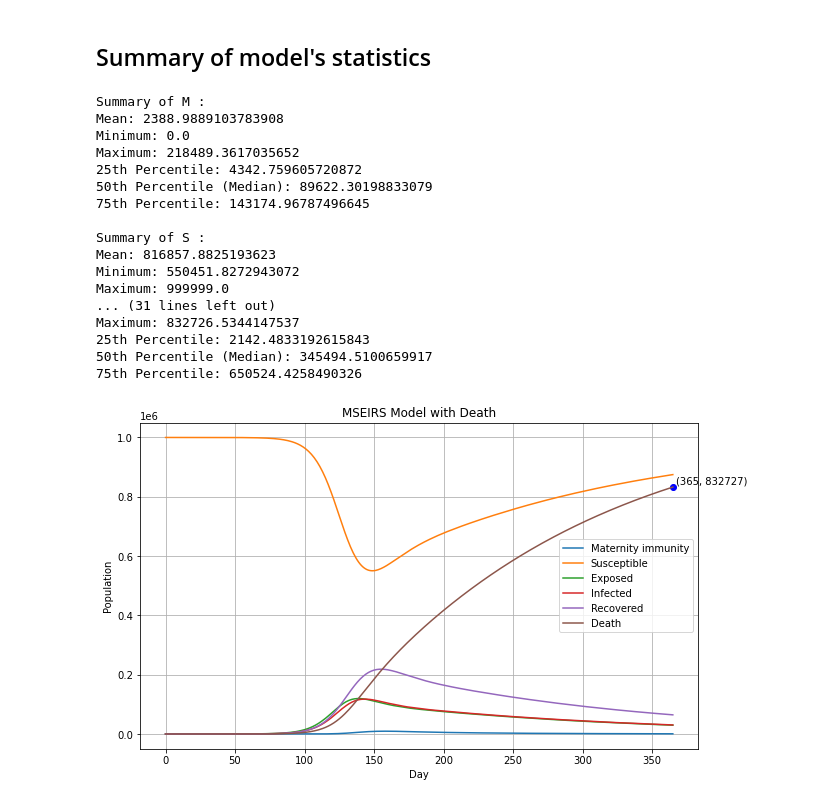
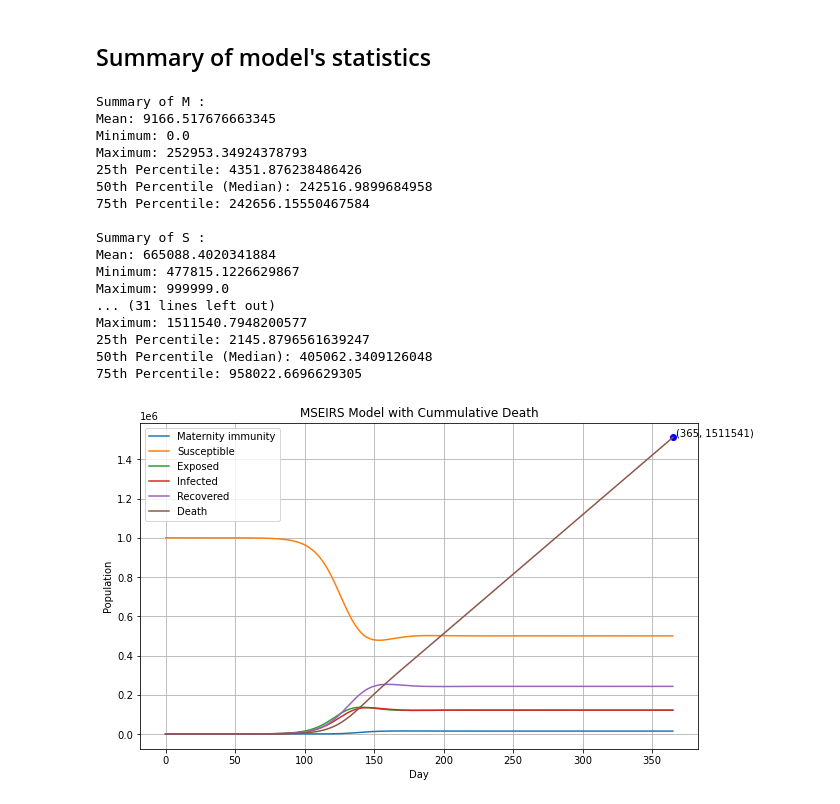
Before and after one commit to nwjun/infectious-disease-modelling, a Jupyter notebook: MSEIRS-Rates-Reduce-Mortality.ipynb, the cells around one changed output. Drawn from its saved outputs; the diff is of its cells as text; code cells hidden in the pictures.

Commit message:
Removed death in total population

```diff
--- a/MSEIRS-Rates-Reduce-Mortality.ipynb
+++ b/MSEIRS-Rates-Reduce-Mortality.ipynb
@@ -21,7 +21,7 @@ In our MSEIRS system, we make the below assumptions:
 def MSEIRS_model(time, current_state, beta, sigma, gamma, delta, lam):
     M, S, E, I, R, D = current_state
 
-    N = M + S + E + I + R + D
+    N = M + S + E + I + R
     # -weakend rate * infant with immunity + new born rate * new born with immunity prob
     dM = -delta * M + lam * I * R / N
     # - contact rate * contact probabilities
@@ -33,7 +33,7 @@ def MSEIRS_model(time, current_state, beta, sigma, gamma, delta, lam):
     dI = sigma * E - gamma * I - lam * I
     # recovery rate + immunity weakened rate
     dR = gamma * I - delta * R
-    # death
+    # number of death
     dD = lam * I
 
     return [dM, dS, dE, dI, dR, dD]
@@ -176,22 +169,22 @@ for i in range(len(list_summary)):
     print()
 # %% [output]
 Summary of M :
-Mean: 2388.9889103783908
+Mean: 9166.517676663345
 Minimum: 0.0
-Maximum: 218489.3617035652
-25th Percentile: 4342.759605720872
-50th Percentile (Median): 89622.30198833079
-75th Percentile: 143174.96787496645
+Maximum: 252953.34924378793
+25th Percentile: 4351.876238486426
+50th Percentile (Median): 242516.9899684958
+75th Percentile: 242656.15550467584
 
 Summary of S :
-Mean: 816857.8825193623
-Minimum: 550451.8272943072
+Mean: 665088.4020341884
+Minimum: 477815.1226629867
 Maximum: 999999.0
 ... (31 lines left out)
-Maximum: 832726.5344147537
-25th Percentile: 2142.4833192615843
-50th Percentile (Median): 345494.5100659917
-75th Percentile: 650524.4258490326
+Maximum: 1511540.7948200577
+25th Percentile: 2145.8796561639247
+50th Percentile (Median): 405062.3409126048
+75th Percentile: 958022.6696629305
 # %%
 # Create a dataframe from the solution arrays
 df_model = pd.DataFrame({
@@ -216,32 +209,32 @@ peak_time_death = df_death.idxmax()
 # Plotting the MSEIRS + Death model
 plt.figure(figsize=(10, 6))
 plt.plot(times, M, label='Maternity immunity')
 plt.plot(times, S, label='Susceptible')
 plt.plot(times, E, label='Exposed')
 plt.plot(times, I, label='Infected')
 plt.plot(times, R, label='Recovered')
 plt.plot(times, D, label='Death')
 plt.xlabel('Day')
 plt.ylabel('Population')
-plt.title('MSEIRS Model with Death')
+plt.title('MSEIRS Model with Cummulative Death')
 plt.legend()
 
 # Adding horizontal and vertical lines to the maximum death point
 point_x_d = peak_time_death
 point_y_d = peak_death
 
 # # Horizontal line
 # plt.axhline(y=point_y_d, color='y', linestyle='--')
 # # Vertical line
 # plt.axvline(x=point_x_d, color='y', linestyle='--')
 
 # Marking the point
 plt.scatter(point_x_d, point_y_d, color='b', marker='o')
 
 # Adding text annotation for the point coordinates
 plt.text(point_x_d + 2, point_y_d + 10000, f'({point_x_d}, {round(point_y_d)})', color='black')
 
 plt.grid(True)
 plt.show()
 # %% [output]
-[figure, old version]
+[figure, new version]
```
Also changed, not shown: parts of 1 cell of this notebook.
